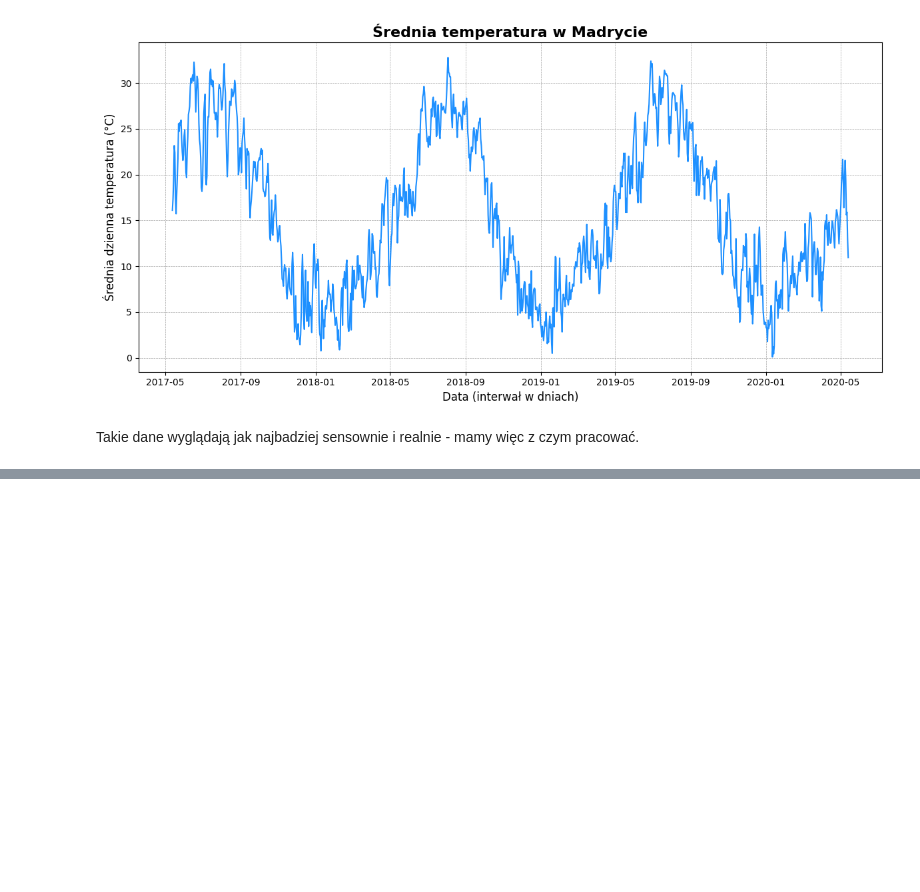
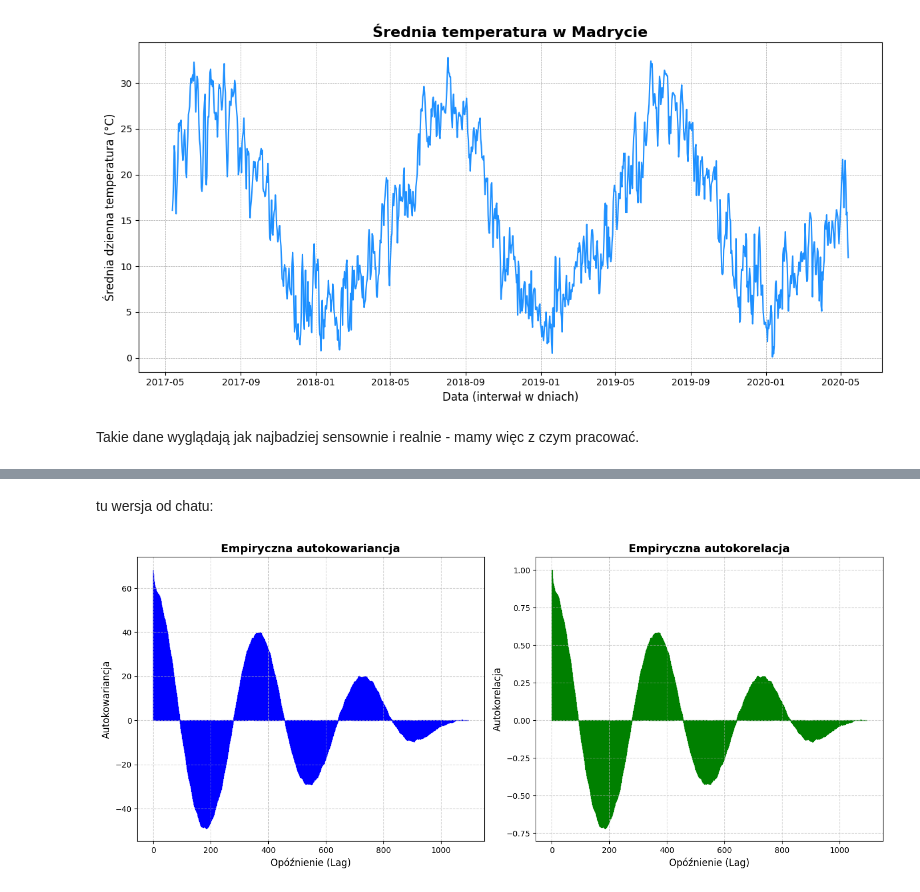
Before and after one commit to mathieuboro/Raport_ARMA_Computer_Analysis_of_Time_Series, a Jupyter notebook: raport.ipynb, the cells around one changed output, grey strips where cells are left out. Saved outputs shown, nothing was run; the diff lists cells and outputs as text; code cells hidden in the pictures; blank space fills up the shorter version.

```diff
--- a/raport.ipynb
+++ b/raport.ipynb
@@ -175,0 +247,37 @@ Takie dane wyglądają jak najbadziej sensownie i realnie - mamy więc z czym pr
+# %% [markdown]
+tu wersja od chatu:
+# %%
+def autocovariance(data, lag):
+    data = np.array(data)
+    mean = np.mean(data)
+    n = len(data)
+    return np.sum((data[:n-lag] - mean) * (data[lag:] - mean)) / n
+
+lags = range(len(data))
+autokowariancje = [autocovariance(data, lag) for lag in lags]
+autokorelacje = acf(data, fft=True, nlags=len(data) - 1)
+
+# Tworzenie wykresów
+plt.figure(figsize=(14, 6))
+
+# Wykres autokowariancji
+plt.subplot(1, 2, 1)
+plt.bar(lags, autokowariancje, color='skyblue', edgecolor='blue')
+plt.title('Empiryczna autokowariancja', fontsize=14, fontweight='bold')
+plt.xlabel('Opóźnienie (Lag)', fontsize=12)
+plt.ylabel('Autokowariancja', fontsize=12)
+plt.grid(alpha=0.6, linestyle='--')
+
+# Wykres autokorelacji
+plt.subplot(1, 2, 2)
+plt.bar(range(len(autokorelacje)), autokorelacje, color='lightgreen', edgecolor='green')
+plt.title('Empiryczna autokorelacja', fontsize=14, fontweight='bold')
+plt.xlabel('Opóźnienie (Lag)', fontsize=12)
+plt.ylabel('Autokorelacja', fontsize=12)
+plt.grid(alpha=0.6, linestyle='--')
+
+# Wyświetlenie wykresów
+plt.tight_layout()
+plt.show()
+# %% [output]
+[figure, added]
```
Also changed, not shown: parts of 7 cells of this notebook.
